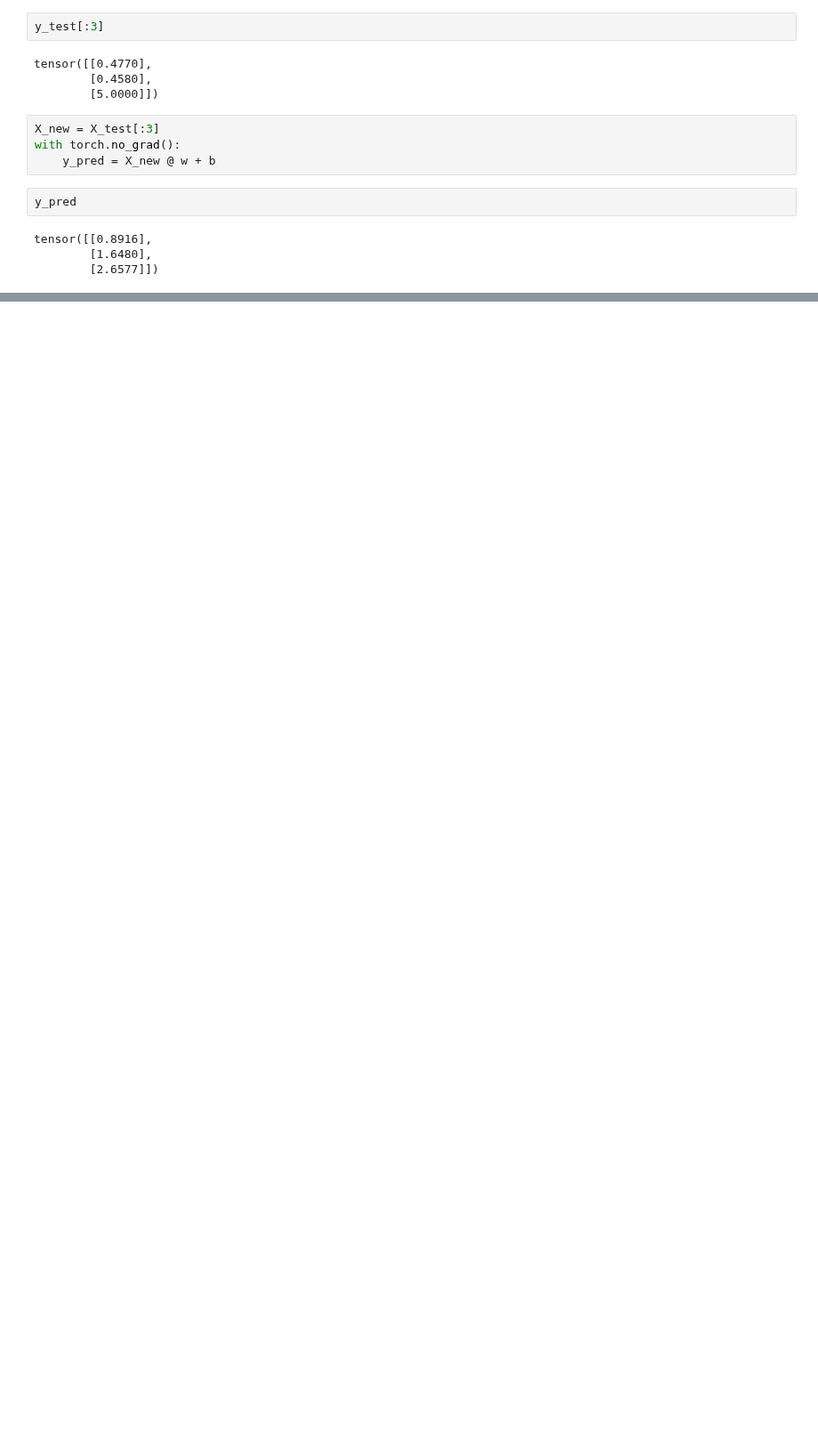
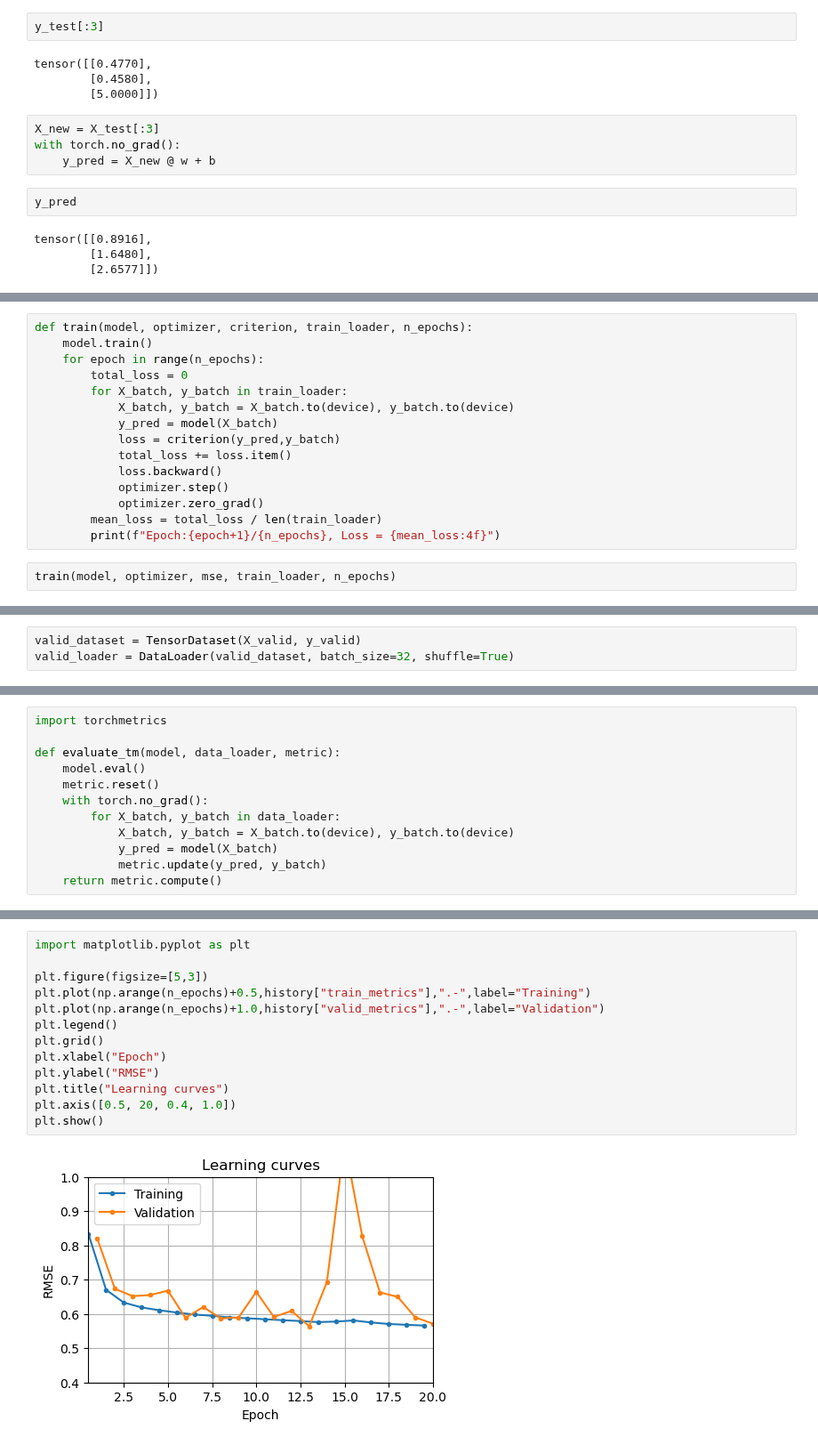
Before and after one commit to ShindeShivam/Machine-Learning, a Jupyter notebook: Deep-Learning-with-Pytorch/1.Neural-nets-with-Pytorch/neural_nets_with_pytorch.ipynb, the cells around one changed output, grey strips where cells are left out. Shown at 89% size. Saved outputs shown, nothing was run; the diff lists cells and outputs as text; blank space fills up the shorter version.

```diff
--- a/Deep-Learning-with-Pytorch/1.Neural-nets-with-Pytorch/neural_nets_with_pytorch.ipynb
+++ b/Deep-Learning-with-Pytorch/1.Neural-nets-with-Pytorch/neural_nets_with_pytorch.ipynb
@@ -361,0 +564,17 @@ tensor([[0.8916],
+# %%
+def train(model, optimizer, criterion, train_loader, n_epochs):
+    model.train()
+    for epoch in range(n_epochs):
+        total_loss = 0
+        for X_batch, y_batch in train_loader:
+            X_batch, y_batch = X_batch.to(device), y_batch.to(device)
+            y_pred = model(X_batch)
+            loss = criterion(y_pred,y_batch)
+            total_loss += loss.item()
+            loss.backward()
+            optimizer.step()
+            optimizer.zero_grad()
+        mean_loss = total_loss / len(train_loader)
+        print(f"Epoch:{epoch+1}/{n_epochs}, Loss = {mean_loss:4f}")
+# %%
+train(model, optimizer, mse, train_loader, n_epochs)
@@ -361,0 +616,3 @@ tensor([[0.8916],
+# %%
+valid_dataset = TensorDataset(X_valid, y_valid)
+valid_loader = DataLoader(valid_dataset, batch_size=32, shuffle=True)
@@ -361,0 +638,12 @@ tensor([[0.8916],
+# %%
+import torchmetrics
+
+def evaluate_tm(model, data_loader, metric):
+    model.eval()
+    metric.reset()
+    with torch.no_grad():
+        for X_batch, y_batch in data_loader:
+            X_batch, y_batch = X_batch.to(device), y_batch.to(device)
+            y_pred = model(X_batch)
+            metric.update(y_pred, y_batch)
+    return metric.compute()
@@ -361,0 +715,15 @@ tensor([[0.8916],
+# %%
+import matplotlib.pyplot as plt
+
+plt.figure(figsize=[5,3])
+plt.plot(np.arange(n_epochs)+0.5,history["train_metrics"],".-",label="Training")
+plt.plot(np.arange(n_epochs)+1.0,history["valid_metrics"],".-",label="Validation")
+plt.legend()
+plt.grid()
+plt.xlabel("Epoch")
+plt.ylabel("RMSE")
+plt.title("Learning curves")
+plt.axis([0.5, 20, 0.4, 1.0])
+plt.show()
+# %% [output]
+[figure, added]
```
Also changed, not shown: parts of 74 cells of this notebook.
